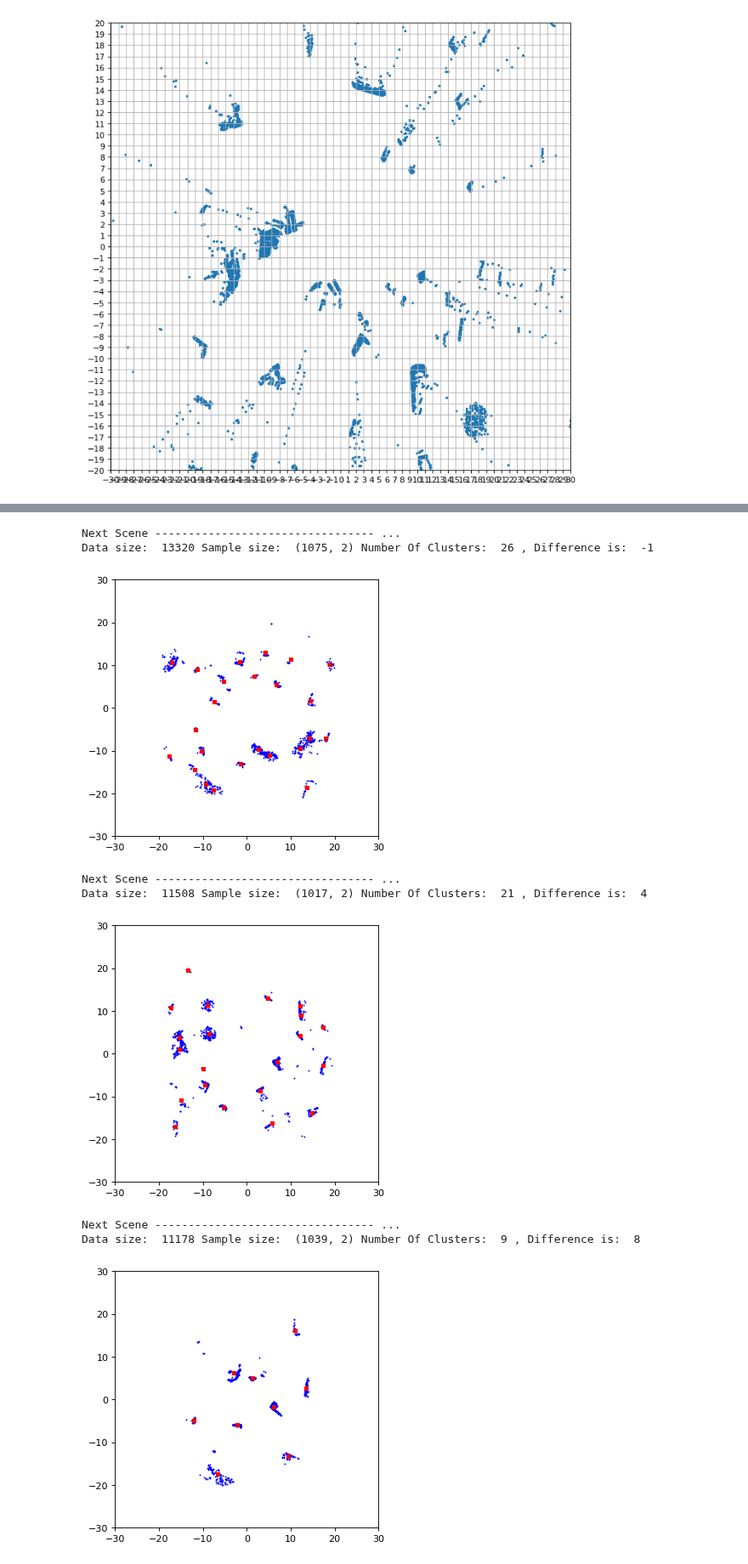
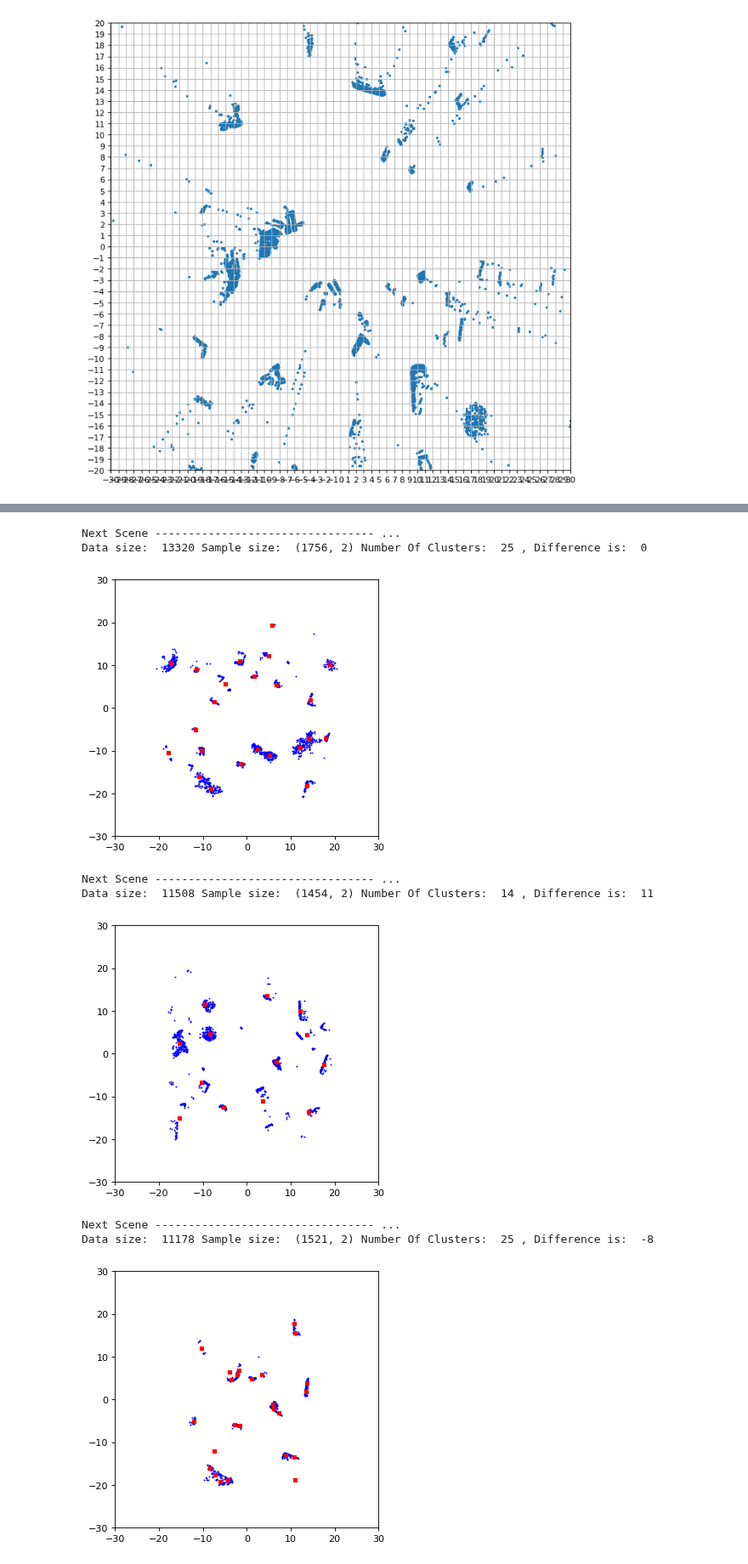
Before and after one commit to kiat/debs2019, a Jupyter notebook: src/notebooks/Object_segmentation_final-1.ipynb, the cells around one changed output, grey strips where cells are left out. Shown at 85% size. Cells and saved outputs as stored; diff of their text form; code cells hidden in the pictures.

```diff
--- a/src/notebooks/Object_segmentation_final-1.ipynb
+++ b/src/notebooks/Object_segmentation_final-1.ipynb
@@ -183,11 +183,11 @@ def doClustering(data, min_cluster_number=10, max_cluster_number=50, Elbow_ratio
 # run a test.
 
 
-for i in range(4):
+for i in range(10):
     fig = plt.figure(figsize=(5, 5), dpi= 80, facecolor='w', edgecolor='k')
     ax = fig.gca()
 
-    setAgg = transformToSuperCells_new(np.array(allData[i]['Z']), np.array(allData[i]['X']), cuttOffData=0.9)
+    setAgg = transformToSuperCells_new(np.array(allData[i]['Z']), np.array(allData[i]['X']), cuttOffData=0.85)
 
 
 
@@ -207,10 +207,10 @@ Data size:  13678 Sample size:  (1257, 2) Number Of Clusters:  34 , Difference i
 Next Scene --------------------------------- ...
-Data size:  13320 Sample size:  (1075, 2) Number Of Clusters:  26 , Difference is:  -1
+Data size:  13320 Sample size:  (1756, 2) Number Of Clusters:  25 , Difference is:  0
-[figure, old version]
+[figure, new version]
 Next Scene --------------------------------- ...
-Data size:  11508 Sample size:  (1017, 2) Number Of Clusters:  21 , Difference is:  4
+Data size:  11508 Sample size:  (1454, 2) Number Of Clusters:  14 , Difference is:  11
-[figure, old version]
+[figure, new version]
 Next Scene --------------------------------- ...
-Data size:  11178 Sample size:  (1039, 2) Number Of Clusters:  9 , Difference is:  8
+Data size:  11178 Sample size:  (1521, 2) Number Of Clusters:  25 , Difference is:  -8
-[figure, old version]
+[figure, new version]
 Next Scene --------------------------------- ...
```
Also changed, not shown: parts of 1 cell of this notebook.
